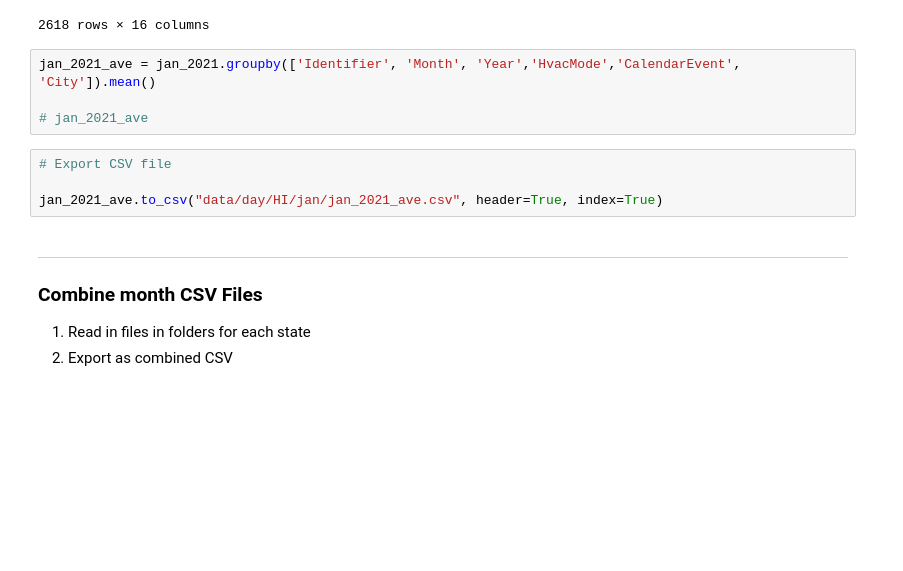
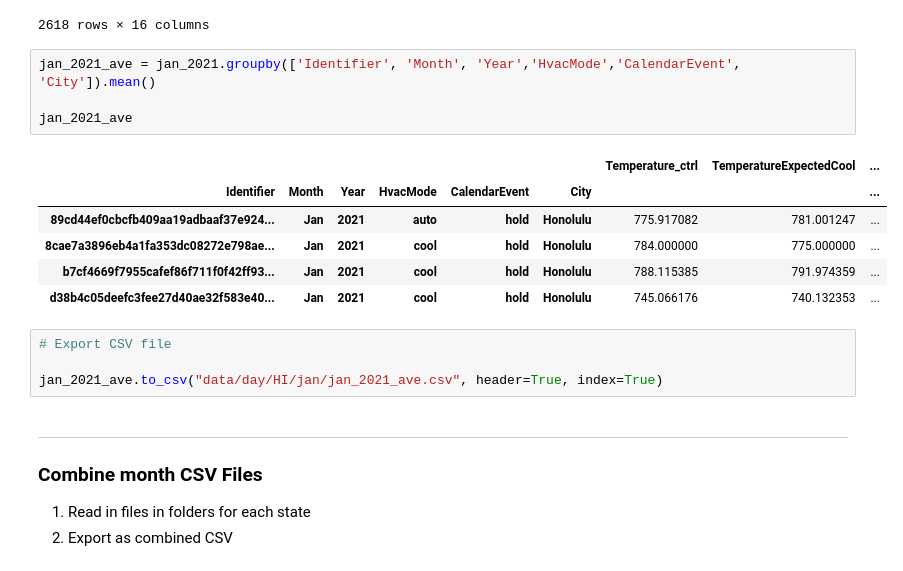
Before and after one commit to klharp/DYD_Data, a Jupyter notebook: DYD_HI-day.ipynb, the cells around one changed output. Cells and saved outputs as stored; diff of their text form; blank space fills up the shorter version.

```diff
--- a/DYD_HI-day.ipynb
+++ b/DYD_HI-day.ipynb
@@ -203,7 +203,14 @@ jan_2021.rename(columns={"Temperature_ctrl":"Temperature_ctrl_ave",
 # %%
 jan_2021_ave = jan_2021.groupby(['Identifier', 'Month', 'Year','HvacMode','CalendarEvent', 'City']).mean()
 
-# jan_2021_ave
+jan_2021_ave
+# %% [output]
+|  |  |  |  |  |  | Temperature_ctrl | TemperatureExpectedCool | ... |
+| Identifier | Month | Year | HvacMode | CalendarEvent | City |  |  | ... |
+| 89cd44ef0cbcfb409aa19adbaaf37e924... | Jan | 2021 | auto | hold | Honolulu | 775.917082 | 781.001247 | ... |
+| 8cae7a3896eb4a1fa353dc08272e798ae... | Jan | 2021 | cool | hold | Honolulu | 784.000000 | 775.000000 | ... |
+| b7cf4669f7955cafef86f711f0f42ff93... | Jan | 2021 | cool | hold | Honolulu | 788.115385 | 791.974359 | ... |
+| d38b4c05deefc3fee27d40ae32f583e40... | Jan | 2021 | cool | hold | Honolulu | 745.066176 | 740.132353 | ... |
 # %%
 # Export CSV file
 
```
Also changed, not shown: parts of 1 cell of this notebook, 45 other files.
